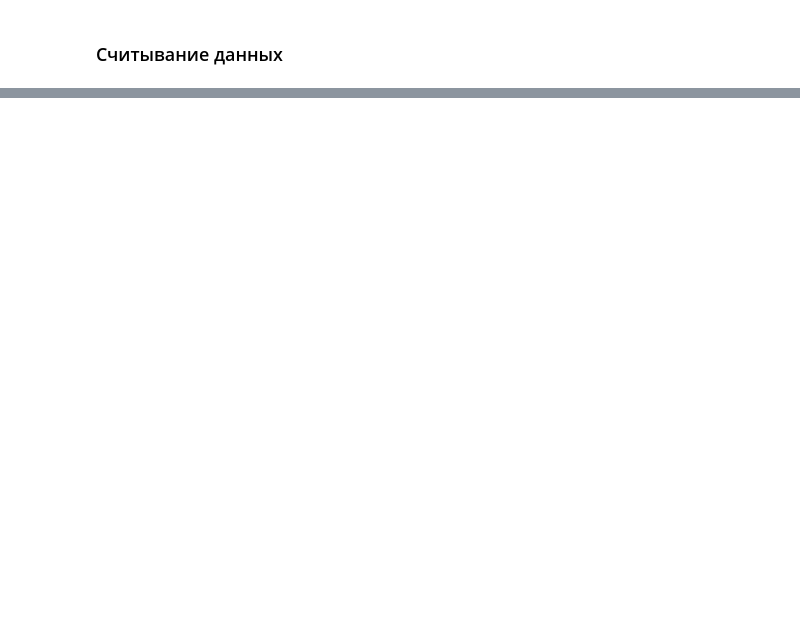
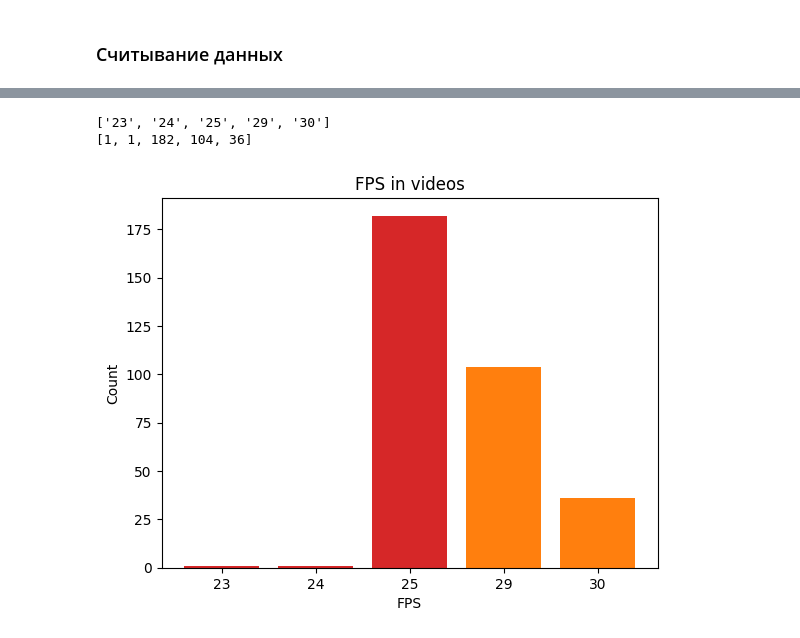
Before and after one commit to AlinaRechina/SL_retrieval, a Jupyter notebook: notebooks/EDA/EDA.ipynb, the cells around one changed output, grey strips where cells are left out. Cells and saved outputs as stored; diff of their text form; code cells hidden in the pictures; blank space fills up the shorter version.

Commit message:
video eda finished

```diff
--- a/notebooks/EDA/EDA.ipynb
+++ b/notebooks/EDA/EDA.ipynb
@@ -31,0 +80,8 @@ random.seed(42)
+# %%
+no_subs_set = set() # видео без субтитров нас не интересуют
+with open('no_subs.json', 'r', encoding='utf-8') as f:
+    no_subs = json.load(f)
+    for no_sub in no_subs:
+        no_subs_set.add(no_sub['vid_path'].replace('\"', ''))
+
+worked = os.listdir('1000_frames/') # уже обработано
@@ -31,0 +150,22 @@ random.seed(42)
+# %%
+# FPS наших видео
+fig, ax = plt.subplots()
+
+good_fpss = [int(x) for x in fpss]
+bar_labels = [str(x) for x in np.unique(np.array(good_fpss))]
+print(bar_labels)
+counts = [good_fpss.count(int(x)) for x in bar_labels]
+print(counts)
+bar_colors = ['tab:red', 'tab:red', 'tab:red', 'tab:orange', 'tab:orange']
+
+ax.bar(bar_labels, counts, label=bar_labels, color=bar_colors)
+
+ax.set_ylabel('Count')
+ax.set_xlabel('FPS')
+ax.set_title('FPS in videos')
+
+plt.show()
+# %% [output]
+['23', '24', '25', '29', '30']
+[1, 1, 182, 104, 36]
+[figure, added]
```
Also changed, not shown: parts of 26 cells of this notebook, 3 other files.
